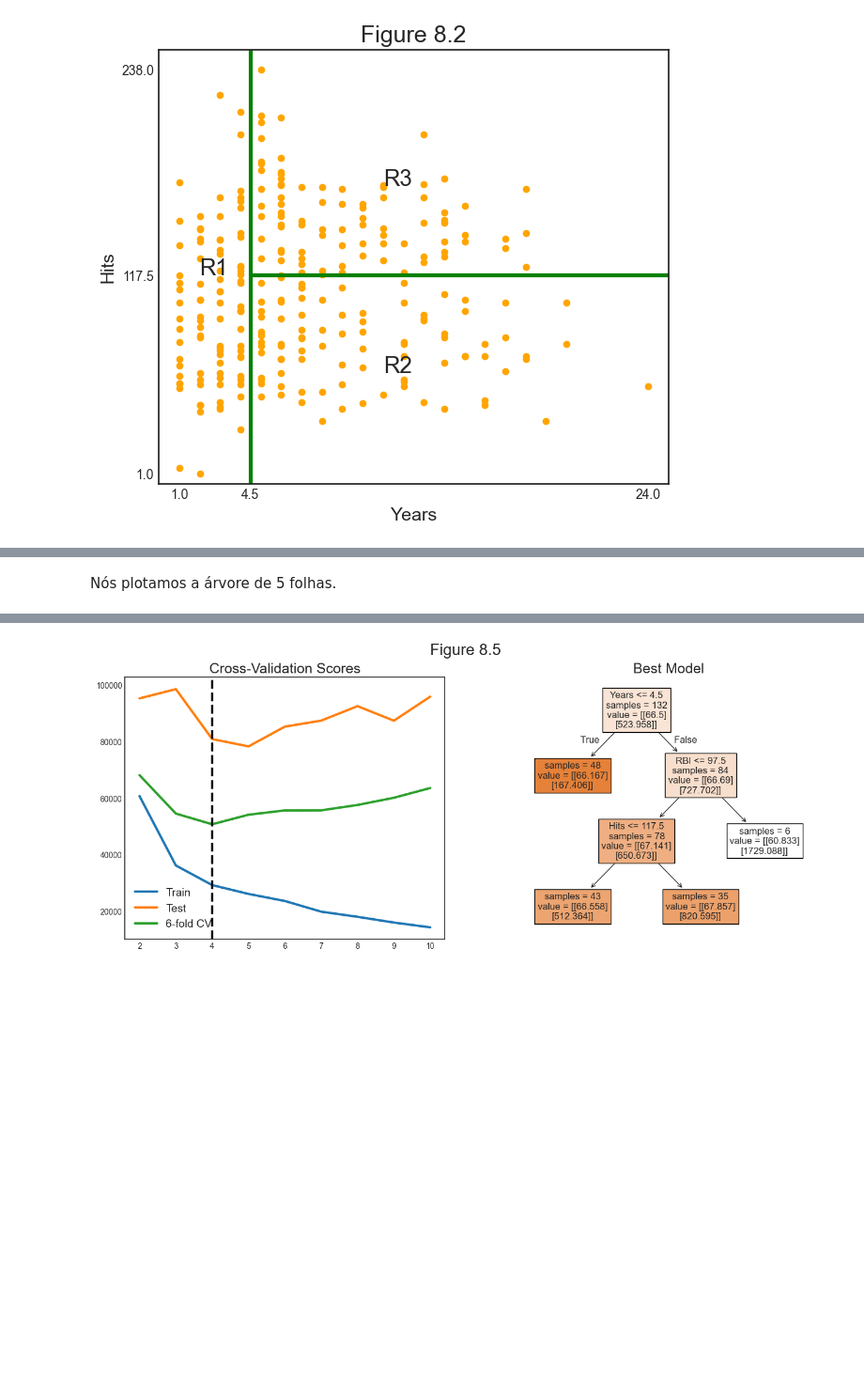
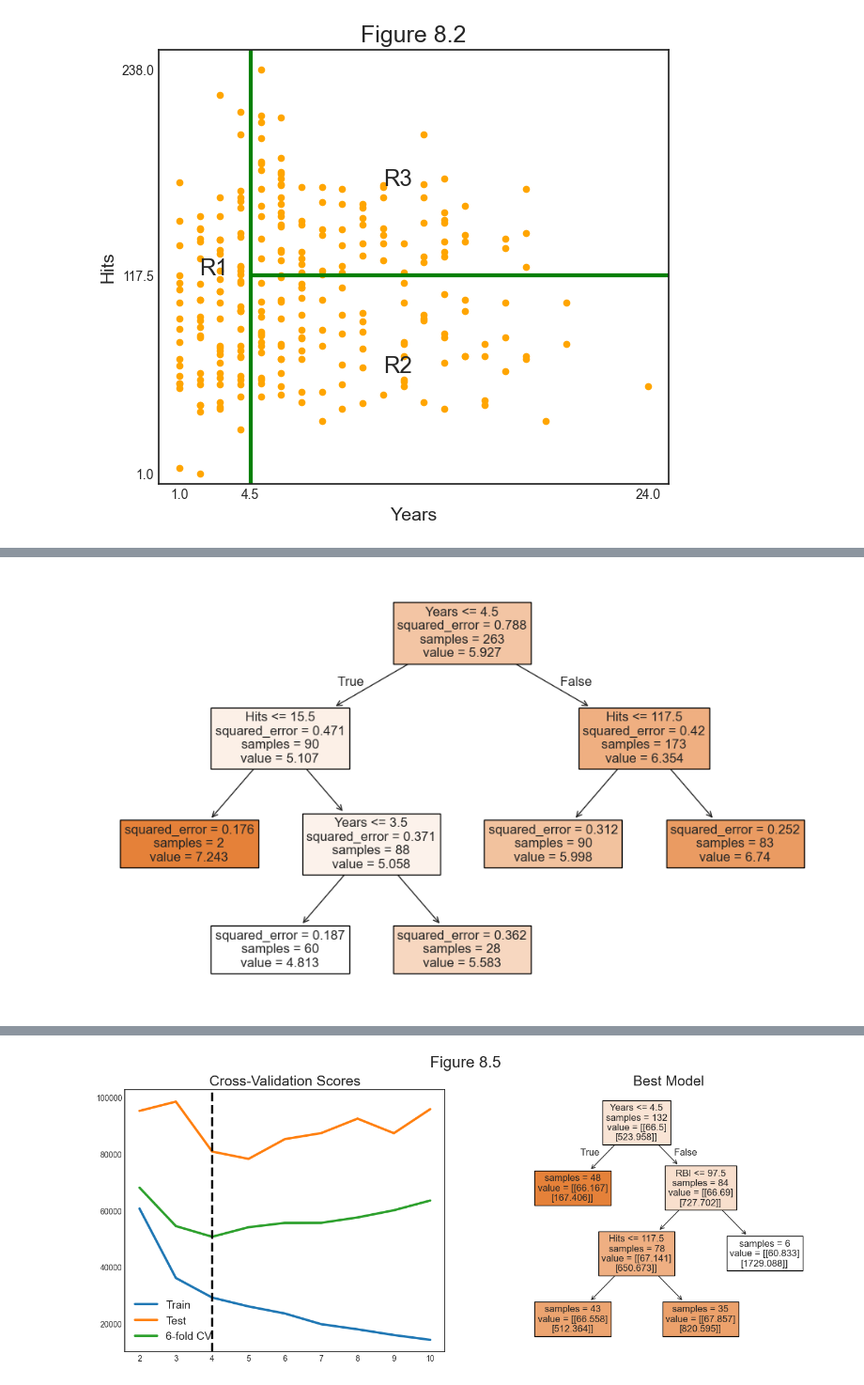
Before and after one commit to Daniel-Uhr/ComputationalEconomics_Notes, a Jupyter notebook: 14_TreeMethods.ipynb, the cells around one changed output, grey strips where cells are left out. Shown at 94% size. Cells and saved outputs as stored; diff of their text form; code cells hidden in the pictures; blank space fills up the shorter version.

```diff
--- a/14_TreeMethods.ipynb
+++ b/14_TreeMethods.ipynb
@@ -427,5 +269,8 @@ Podemos ver isso acontecendo se construirmos a mesma árvore acima, mas com 5 fo
 # %%
 # Compute tree
 overfit_tree = DecisionTreeRegressor(max_leaf_nodes=5).fit(X, y)
+# Plot tree
+fig, ax = plt.subplots(1,1)
+plot_tree(overfit_tree, filled=True, feature_names=features, fontsize=12, ax=ax);
+# %% [output]
+[figure, added]
-# %% [markdown]
-Nós plotamos a árvore de 5 folhas.
```
Also changed, not shown: parts of 36 cells of this notebook.
